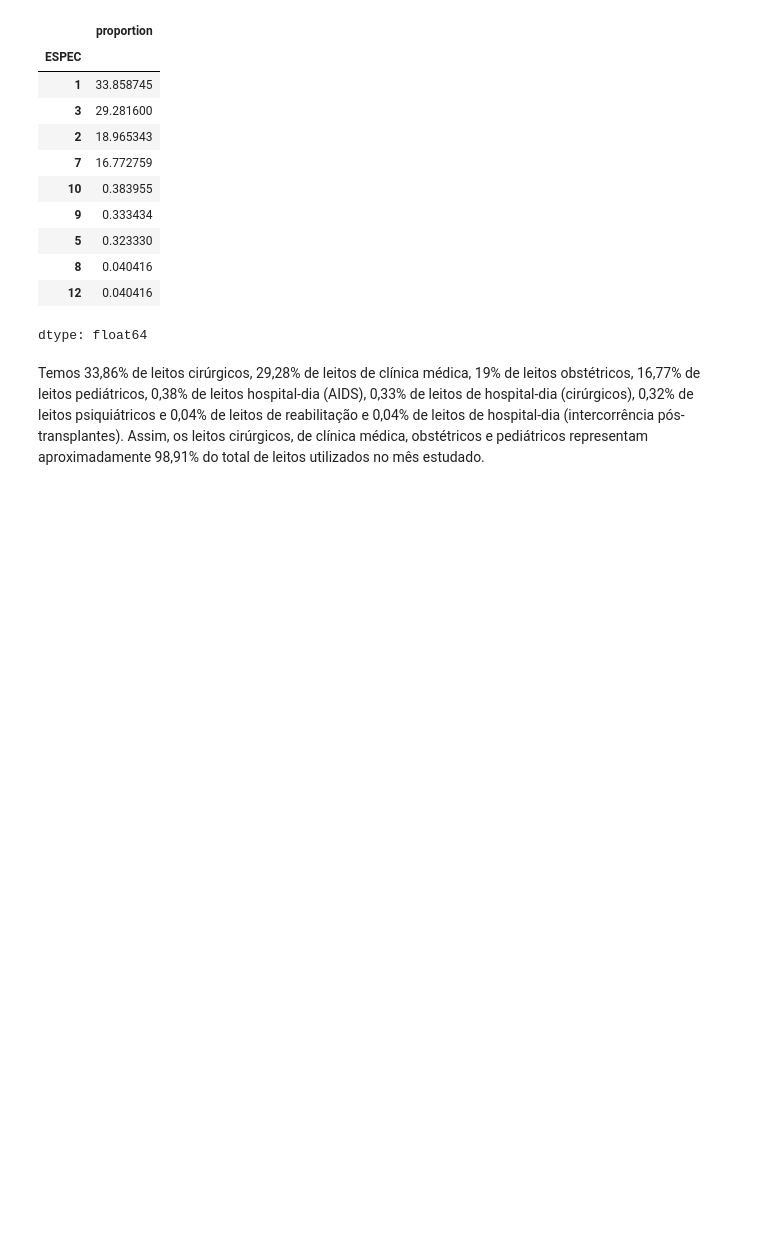
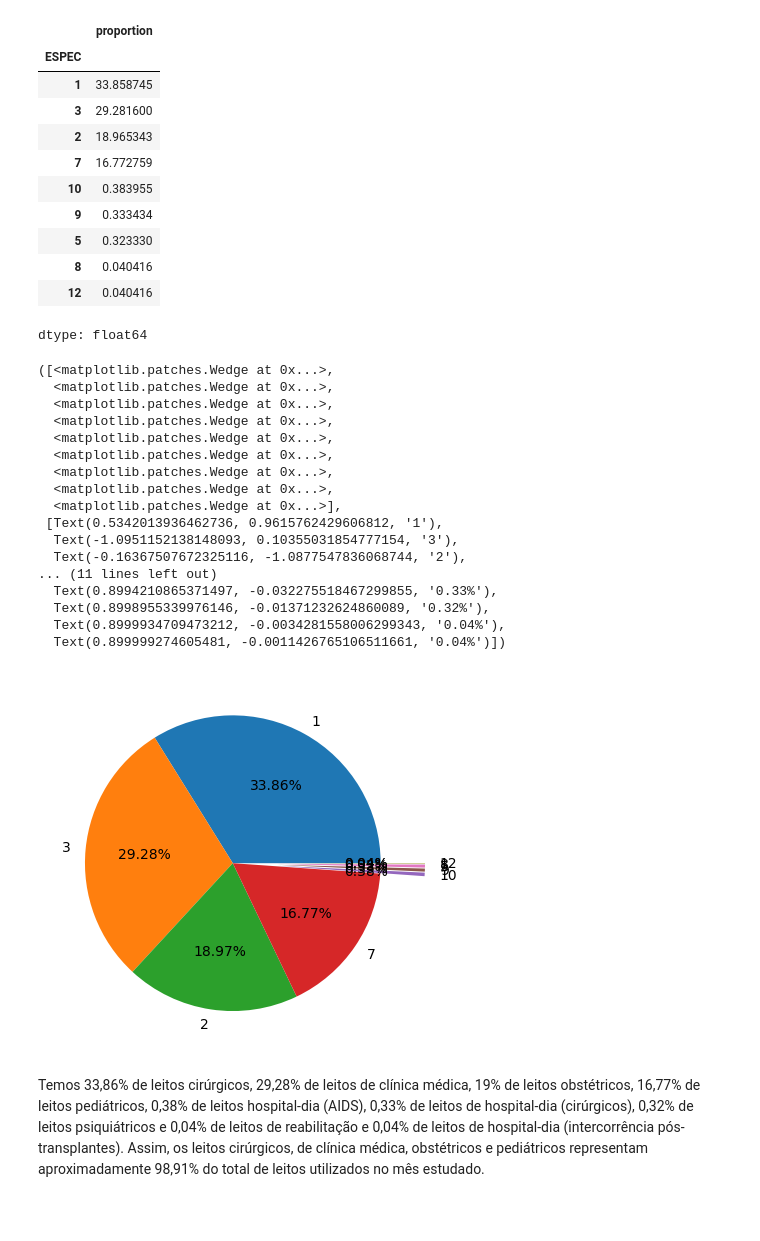
Before and after one commit to lucasmeirellesmachado/CDIA-Estatistica_II, a Jupyter notebook: Atividade_Avaliativa_Semana_de_Imersao.ipynb, the cells around one changed output. Cells and saved outputs as stored; diff of their text form; code cells hidden in the pictures; blank space fills up the shorter version.

````diff
--- a/Atividade_Avaliativa_Semana_de_Imersao.ipynb
+++ b/Atividade_Avaliativa_Semana_de_Imersao.ipynb
@@ -204,6 +204,40 @@ SIH_final['ESPEC'].value_counts(normalize=True)*100
 | 8 | 0.040416 |
 | 12 | 0.040416 |
 dtype: float64
+# %%
+# Visualização gráfica dos leitos
+
+## Criação do objeto
+
+leitos = SIH_final['ESPEC'].value_counts()
+
+## Explodindo (aumentando o tamanho) da fatia dos leitos 10, 9, 5, 8 e 12
+explode = [0 if x not in [10, 9, 5, 8, 12] else 0.3 for x in leitos.index]
+
+## Criação do gráfico de pizza
+plt.pie(leitos.values,
+        labels=leitos.index,
+        autopct='%.2f%%',
+        explode=explode)
+# %% [output]
+([<matplotlib.patches.Wedge at 0x...>,
+  <matplotlib.patches.Wedge at 0x...>,
+  <matplotlib.patches.Wedge at 0x...>,
+  <matplotlib.patches.Wedge at 0x...>,
+  <matplotlib.patches.Wedge at 0x...>,
+  <matplotlib.patches.Wedge at 0x...>,
+  <matplotlib.patches.Wedge at 0x...>,
+  <matplotlib.patches.Wedge at 0x...>,
+  <matplotlib.patches.Wedge at 0x...>],
+ [Text(0.5342013936462736, 0.9615762429606812, '1'),
+  Text(-1.0951152138148093, 0.10355031854777154, '3'),
+  Text(-0.16367507672325116, -1.0877547836068744, '2'),
+... (11 lines left out)
+  Text(0.8994210865371497, -0.032275518467299855, '0.33%'),
+  Text(0.8998955339976146, -0.01371232624860089, '0.32%'),
+  Text(0.8999934709473212, -0.0034281558006299343, '0.04%'),
+  Text(0.899999274605481, -0.0011426765106511661, '0.04%')])
+[figure, added]
 # %% [markdown]
 Temos 33,86% de leitos cirúrgicos, 29,28% de leitos de clínica médica, 19% de leitos obstétricos, 16,77% de leitos pediátricos, 0,38% de leitos hospital-dia (AIDS), 0,33% de leitos de hospital-dia (cirúrgicos), 0,32% de leitos psiquiátricos e 0,04% de leitos de reabilitação e 0,04% de leitos de hospital-dia (intercorrência pós-transplantes). Assim, os leitos cirúrgicos, de clínica médica, obstétricos e pediátricos representam aproximadamente 98,91% do total de leitos utilizados no mês estudado.
 ```
````
Also changed, not shown: parts of 20 cells of this notebook.
